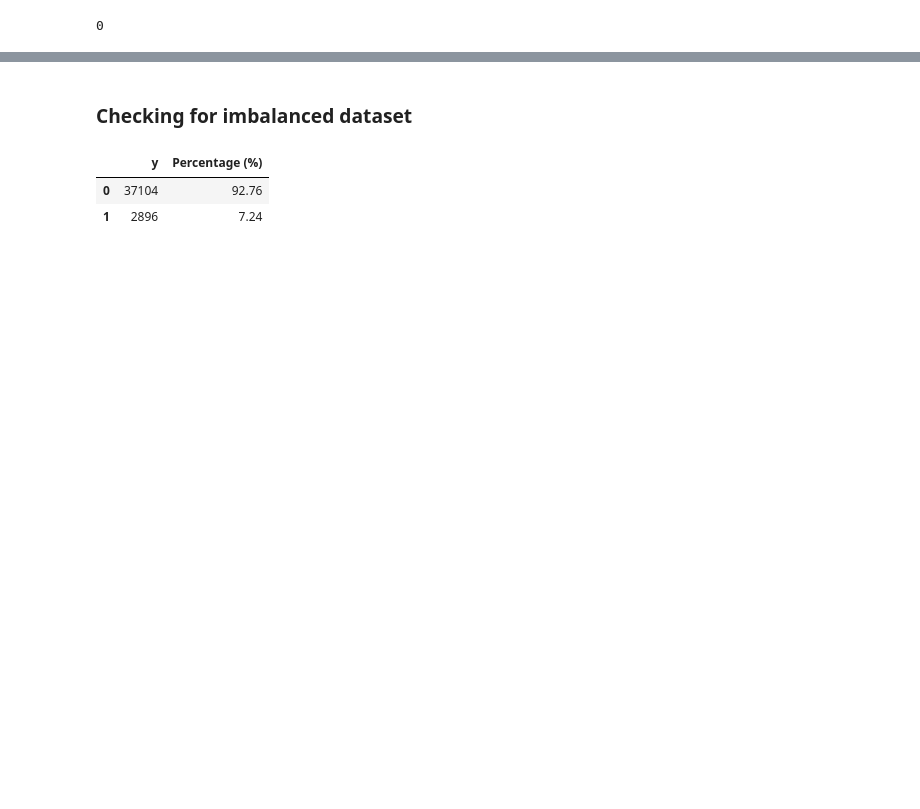
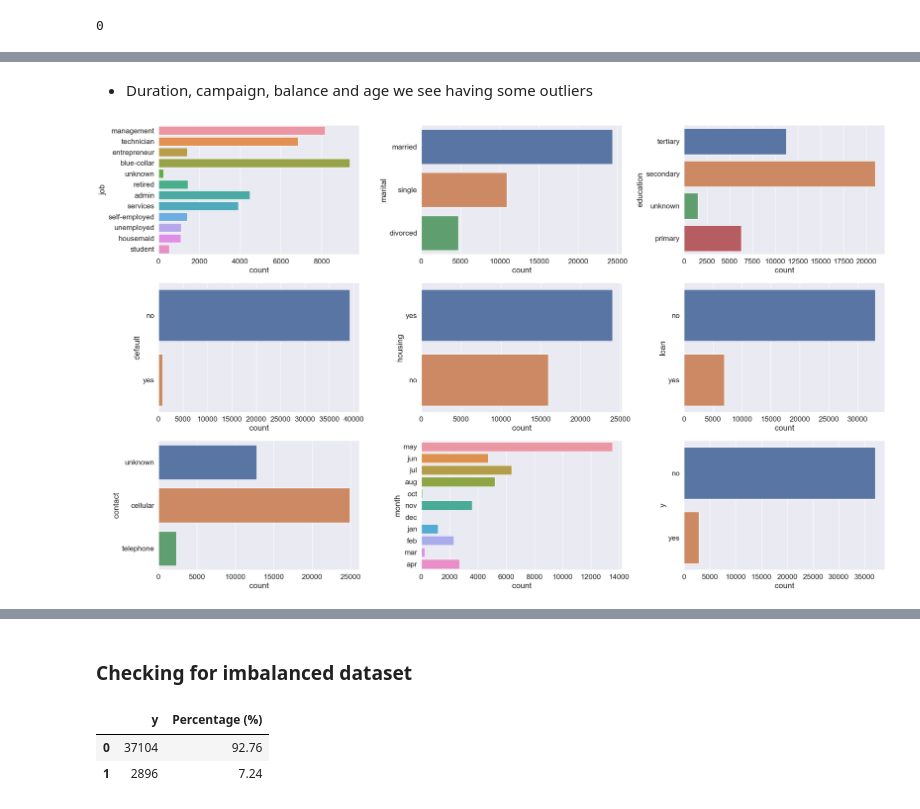
Before and after one commit to NNtorvas/TermDepositMarketing, a Jupyter notebook: term_deposit_marketing_notebook.ipynb, the cells around one changed output, grey strips where cells are left out. Cells and saved outputs as stored; diff of their text form; code cells hidden in the pictures; blank space fills up the shorter version.

```diff
--- a/term_deposit_marketing_notebook.ipynb
+++ b/term_deposit_marketing_notebook.ipynb
@@ -349,0 +240,15 @@ plt.show()
+# %% [markdown]
+* Duration, campaign, balance and age we see having some outliers
+# %%
+# countplots of categorical features
+sns.set(font_scale = 1.5)
+plt.figure(figsize=(25,15))
+i=1
+for col in categorical_features:
+	ax = plt.subplot(3,3,i)
+	sns.countplot(y=col,data=data)
+	i += 1
+plt.tight_layout()
+plt.show()
+# %% [output]
+[figure, added]
```
Also changed, not shown: parts of 57 cells of this notebook, 1 other file.
